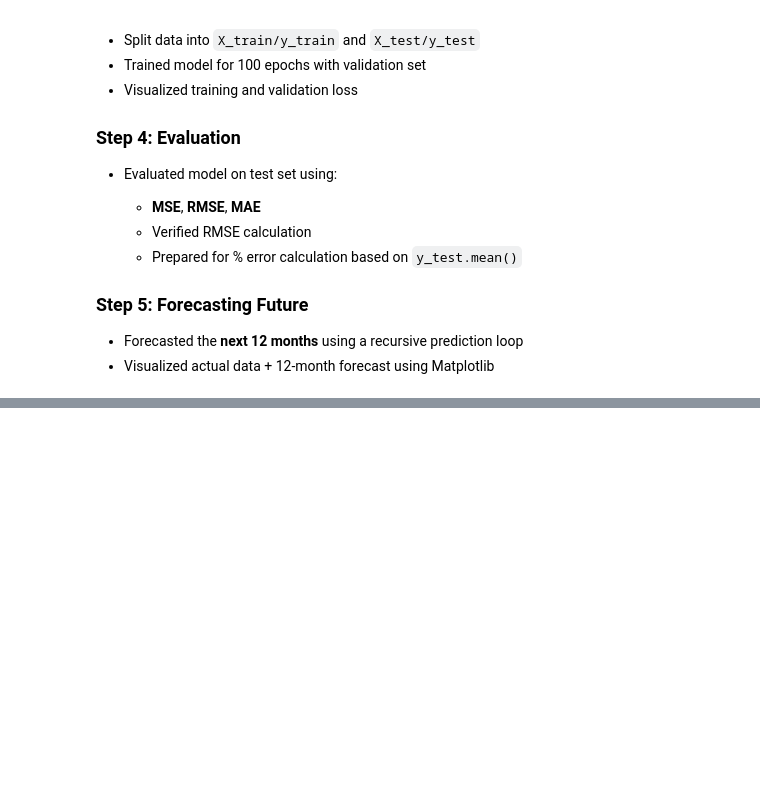
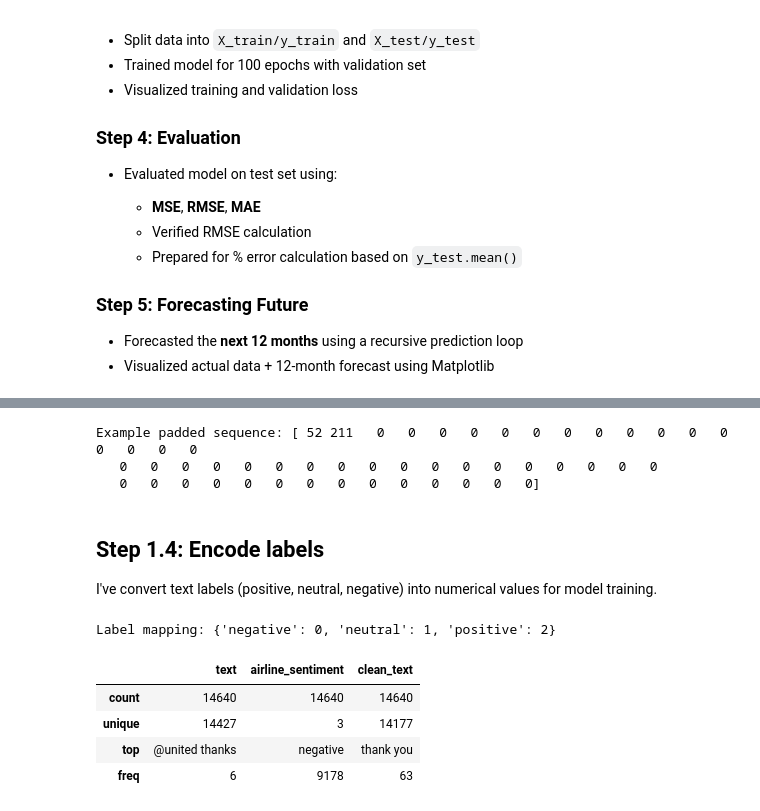
Before and after one commit to FaheemAI1024/Air-Passenger-Classification, a Jupyter notebook: air-passengers-forecasting.ipynb, the cells around one changed output, grey strips where cells are left out. Saved outputs shown, nothing was run; the diff lists cells and outputs as text; code cells hidden in the pictures; blank space fills up the shorter version.

```diff
--- a/air-passengers-forecasting.ipynb
+++ b/air-passengers-forecasting.ipynb
@@ -455,0 +786,44 @@ After training, the model was evaluated on the **test set**:
+# %%
+# Set max number of words and sequence length
+MAX_VOCAB_SIZE = 10000
+MAX_SEQUENCE_LENGTH = 50
+
+# Initialize and fit tokenizer
+tokenizer = Tokenizer(num_words=MAX_VOCAB_SIZE)
+tokenizer.fit_on_texts(df['clean_text'])
+
+# Convert text to sequences of integers
+sequences = tokenizer.texts_to_sequences(df['clean_text'])
+
+# Pad sequences to ensure equal length
+padded_sequences = pad_sequences(sequences, maxlen=MAX_SEQUENCE_LENGTH, padding='post')
+
+print("Example padded sequence:", padded_sequences[0])
+# %% [output]
+Example padded sequence: [ 52 211   0   0   0   0   0   0   0   0   0   0   0   0   0   0   0   0
+   0   0   0   0   0   0   0   0   0   0   0   0   0   0   0   0   0   0
+   0   0   0   0   0   0   0   0   0   0   0   0   0   0]
+# %% [markdown]
+## Step 1.4: Encode labels
+
+I've convert text labels (positive, neutral, negative) into numerical values for model training.
+# %%
+# Initialize label encoder
+label_encoder = LabelEncoder()
+
+# Fit and transform labels
+labels = label_encoder.fit_transform(df['airline_sentiment'])
+
+# Show mapping
+label_mapping = dict(zip(label_encoder.classes_, label_encoder.transform(label_encoder.classes_)))
+print("Label mapping:", label_mapping)
+# %% [output]
+Label mapping: {'negative': 0, 'neutral': 1, 'positive': 2}
+# %%
+df.describe()
+# %% [output]
+|  | text | airline_sentiment | clean_text |
+| count | 14640 | 14640 | 14640 |
+| unique | 14427 | 3 | 14177 |
+| top | @united thanks | negative | thank you |
+| freq | 6 | 9178 | 63 |
```
Also changed, not shown: parts of 79 cells of this notebook.
